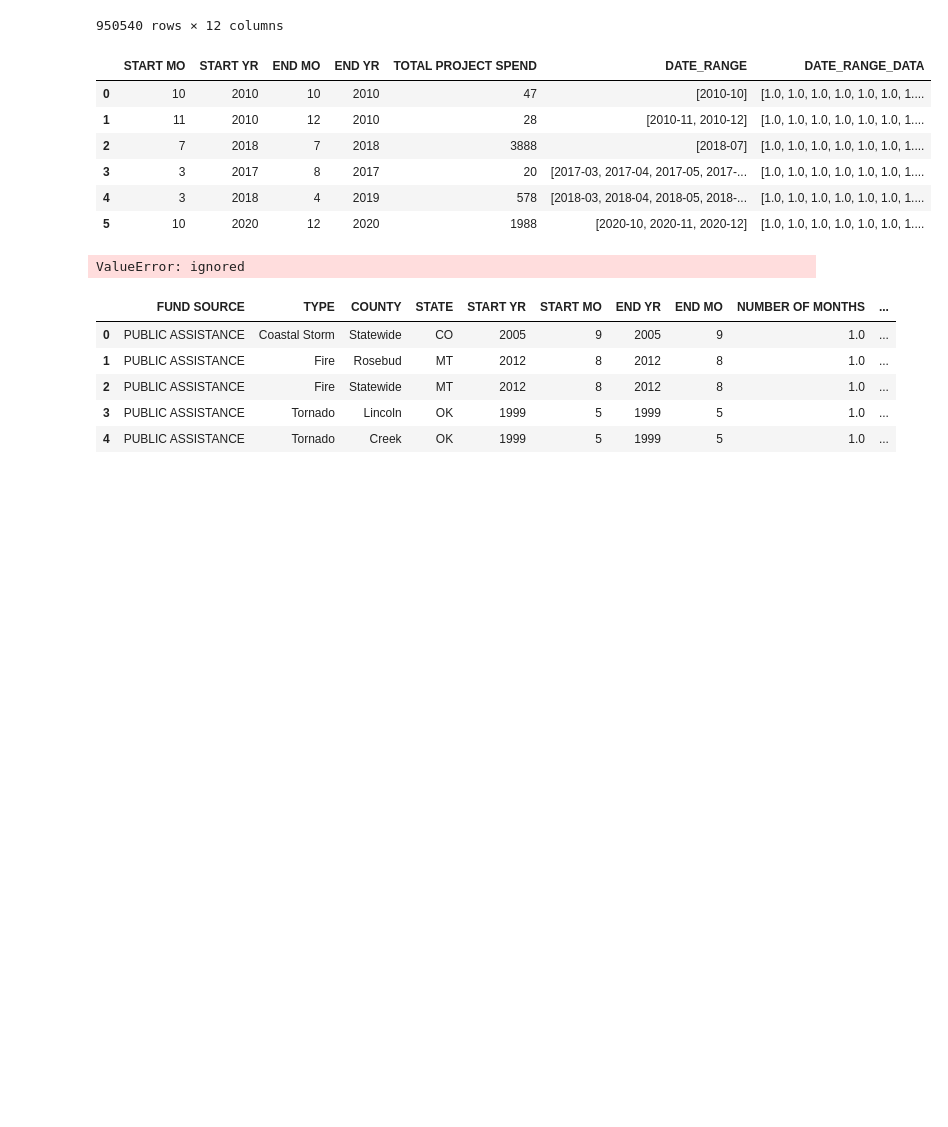
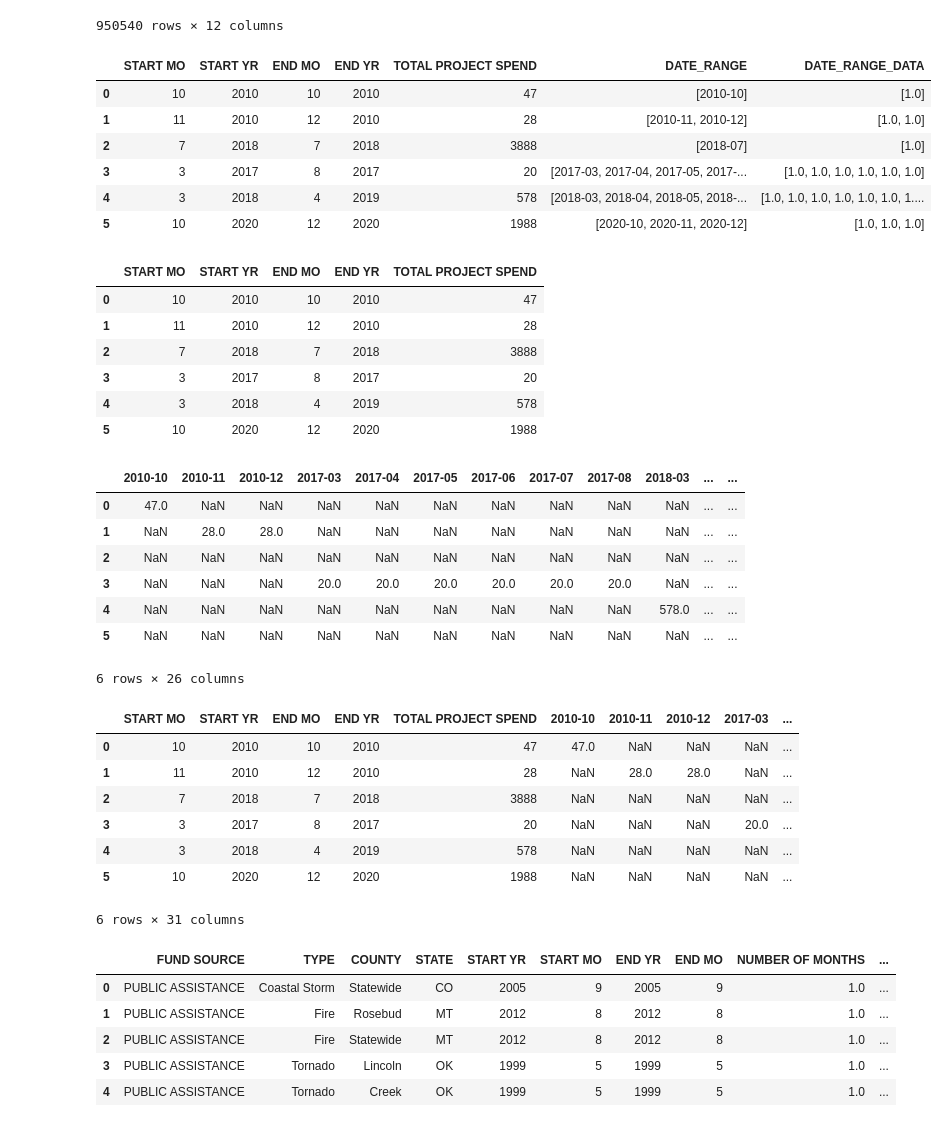
Before and after one commit to hmobley/environment, a Jupyter notebook: fema.ipynb, the cells around one changed output. Saved outputs shown, nothing was run; the diff lists cells and outputs as text; code cells hidden in the pictures; blank space fills up the shorter version.

```diff
--- a/fema.ipynb
+++ b/fema.ipynb
@@ -313,41 +313,69 @@ dt2 = pd.to_datetime(df["END MO"].astype(str) + " " \
                            + df["END YR"].astype(str)) + MonthEnd(0)
 #display(df)
 #display(dt1)
 #display(dt2)
 #display([{a:b} for a,b in zip(dt1,dt2)])
 df["DATE_RANGE"] = [pd.date_range(a, b, freq='M').strftime("%Y-%m").tolist() for a, b in zip(dt1, dt2)]
 df["DATE_RANGE_DATA"] = [[1. for x in pd.date_range(a, b, freq='M').strftime("%Y-%m").tolist()] for a, b in zip(dt1, dt2)]
-df["DATE_RANGE_DATA"] = df["DATE_RANGE_DATA"]*df["TOTAL PROJECT SPEND"]
+df["DATE_RANGE_COUNT"] = [[1. for x in pd.date_range(a, b, freq='M').strftime("%Y-%m").tolist()] for a, b in zip(dt1, dt2)]
+
+#df["DATE_RANGE_DATA"] = df["DATE_RANGE_DATA"].multipy(df["TOTAL PROJECT SPEND"])
+#display(pd.Series(df["DATE_RANGE_DATA"]).multipy(pd.Series(df["TOTAL PROJECT SPEND"])))
+#display(df["START MO"]*df["START YR"])
+#display(df["START MO"]*[1,2])
 display(df)
 df = df.explode(["DATE_RANGE","DATE_RANGE_DATA"])
+df["DATE_RANGE_DATA"] *= df["TOTAL PROJECT SPEND"]
 #display(df)
 #display(df.stack())
 #display(df.set_index("DATE_RANGE").unstack())
 #df = df.set_index(['DATE_RANGE'], append=True)
 #df = df.set_index(["START MO","START YR","END MO","END YR"], append=True)
 #display(df)
 df = df.pivot(values="DATE_RANGE_DATA",columns="DATE_RANGE")
 #df = df.pivot(values="DATE_RANGE_DATA",index=["START MO","START YR","END MO","END YR"],columns="DATE_RANGE",)
 #df = df.pivot(values="DATE_RANGE_DATA",index=df.index,columns="DATE_RANGE")
 df.columns.name = ""
 #display(df.index)
 display(dforig)
 display(df)
 display(dforig.join(df))
 #display(df.index)
 #display(df.columns.name)
 #display(df.columns.names)
 #display(df.unstack())
 #display(df.pivot(index="DATE_RANGE_DATA", columns="DATE_RANGE"))
 # %% [output]
 |  | START MO | START YR | END MO | END YR | TOTAL PROJECT SPEND | DATE_RANGE | DATE_RANGE_DATA |
-| 0 | 10 | 2010 | 10 | 2010 | 47 | [2010-10] | [1.0, 1.0, 1.0, 1.0, 1.0, 1.0, 1.... |
-| 1 | 11 | 2010 | 12 | 2010 | 28 | [2010-11, 2010-12] | [1.0, 1.0, 1.0, 1.0, 1.0, 1.0, 1.... |
-| 2 | 7 | 2018 | 7 | 2018 | 3888 | [2018-07] | [1.0, 1.0, 1.0, 1.0, 1.0, 1.0, 1.... |
-| 3 | 3 | 2017 | 8 | 2017 | 20 | [2017-03, 2017-04, 2017-05, 2017-... | [1.0, 1.0, 1.0, 1.0, 1.0, 1.0, 1.... |
+| 0 | 10 | 2010 | 10 | 2010 | 47 | [2010-10] | [1.0] |
+| 1 | 11 | 2010 | 12 | 2010 | 28 | [2010-11, 2010-12] | [1.0, 1.0] |
+| 2 | 7 | 2018 | 7 | 2018 | 3888 | [2018-07] | [1.0] |
+| 3 | 3 | 2017 | 8 | 2017 | 20 | [2017-03, 2017-04, 2017-05, 2017-... | [1.0, 1.0, 1.0, 1.0, 1.0, 1.0] |
 | 4 | 3 | 2018 | 4 | 2019 | 578 | [2018-03, 2018-04, 2018-05, 2018-... | [1.0, 1.0, 1.0, 1.0, 1.0, 1.0, 1.... |
-| 5 | 10 | 2020 | 12 | 2020 | 1988 | [2020-10, 2020-11, 2020-12] | [1.0, 1.0, 1.0, 1.0, 1.0, 1.0, 1.... |
+| 5 | 10 | 2020 | 12 | 2020 | 1988 | [2020-10, 2020-11, 2020-12] | [1.0, 1.0, 1.0] |
+|  | START MO | START YR | END MO | END YR | TOTAL PROJECT SPEND |
+| 0 | 10 | 2010 | 10 | 2010 | 47 |
+| 1 | 11 | 2010 | 12 | 2010 | 28 |
+| 2 | 7 | 2018 | 7 | 2018 | 3888 |
+| 3 | 3 | 2017 | 8 | 2017 | 20 |
+| 4 | 3 | 2018 | 4 | 2019 | 578 |
+| 5 | 10 | 2020 | 12 | 2020 | 1988 |
+|  | 2010-10 | 2010-11 | 2010-12 | 2017-03 | 2017-04 | 2017-05 | 2017-06 | 2017-07 | 2017-08 | 2018-03 | ... | ... |
+| 0 | 47.0 | NaN | NaN | NaN | NaN | NaN | NaN | NaN | NaN | NaN | ... | ... |
+| 1 | NaN | 28.0 | 28.0 | NaN | NaN | NaN | NaN | NaN | NaN | NaN | ... | ... |
+| 2 | NaN | NaN | NaN | NaN | NaN | NaN | NaN | NaN | NaN | NaN | ... | ... |
+| 3 | NaN | NaN | NaN | 20.0 | 20.0 | 20.0 | 20.0 | 20.0 | 20.0 | NaN | ... | ... |
+| 4 | NaN | NaN | NaN | NaN | NaN | NaN | NaN | NaN | NaN | 578.0 | ... | ... |
+| 5 | NaN | NaN | NaN | NaN | NaN | NaN | NaN | NaN | NaN | NaN | ... | ... |
-ValueError: ignored
+6 rows × 26 columns
+|  | START MO | START YR | END MO | END YR | TOTAL PROJECT SPEND | 2010-10 | 2010-11 | 2010-12 | 2017-03 | ... |
+| 0 | 10 | 2010 | 10 | 2010 | 47 | 47.0 | NaN | NaN | NaN | ... |
+| 1 | 11 | 2010 | 12 | 2010 | 28 | NaN | 28.0 | 28.0 | NaN | ... |
+| 2 | 7 | 2018 | 7 | 2018 | 3888 | NaN | NaN | NaN | NaN | ... |
+| 3 | 3 | 2017 | 8 | 2017 | 20 | NaN | NaN | NaN | 20.0 | ... |
+| 4 | 3 | 2018 | 4 | 2019 | 578 | NaN | NaN | NaN | NaN | ... |
+| 5 | 10 | 2020 | 12 | 2020 | 1988 | NaN | NaN | NaN | NaN | ... |
+6 rows × 31 columns
 # %%
 #base_dir = '/content/drive/MyDrive/environment'
 #print(os.path.join(base_dir,fema_in_file))
```
